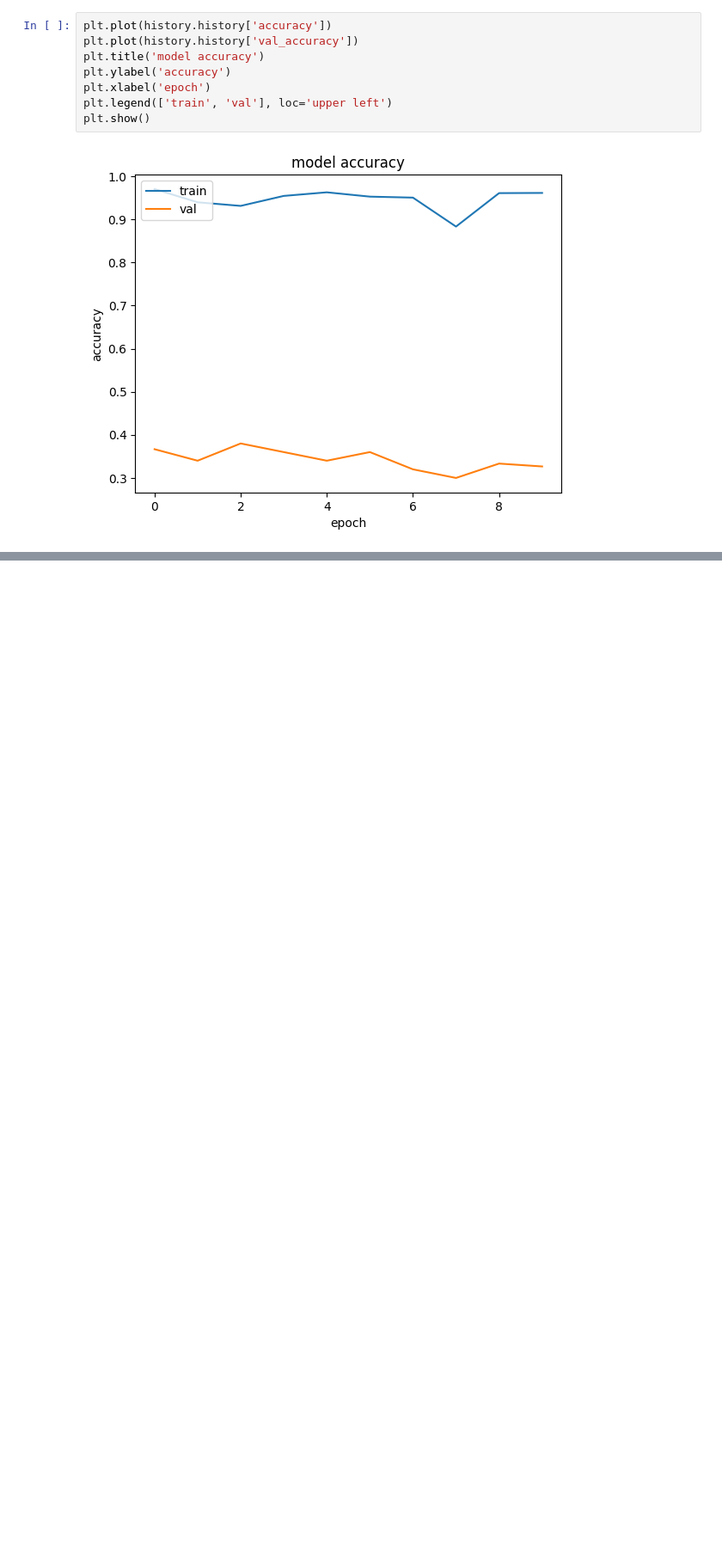
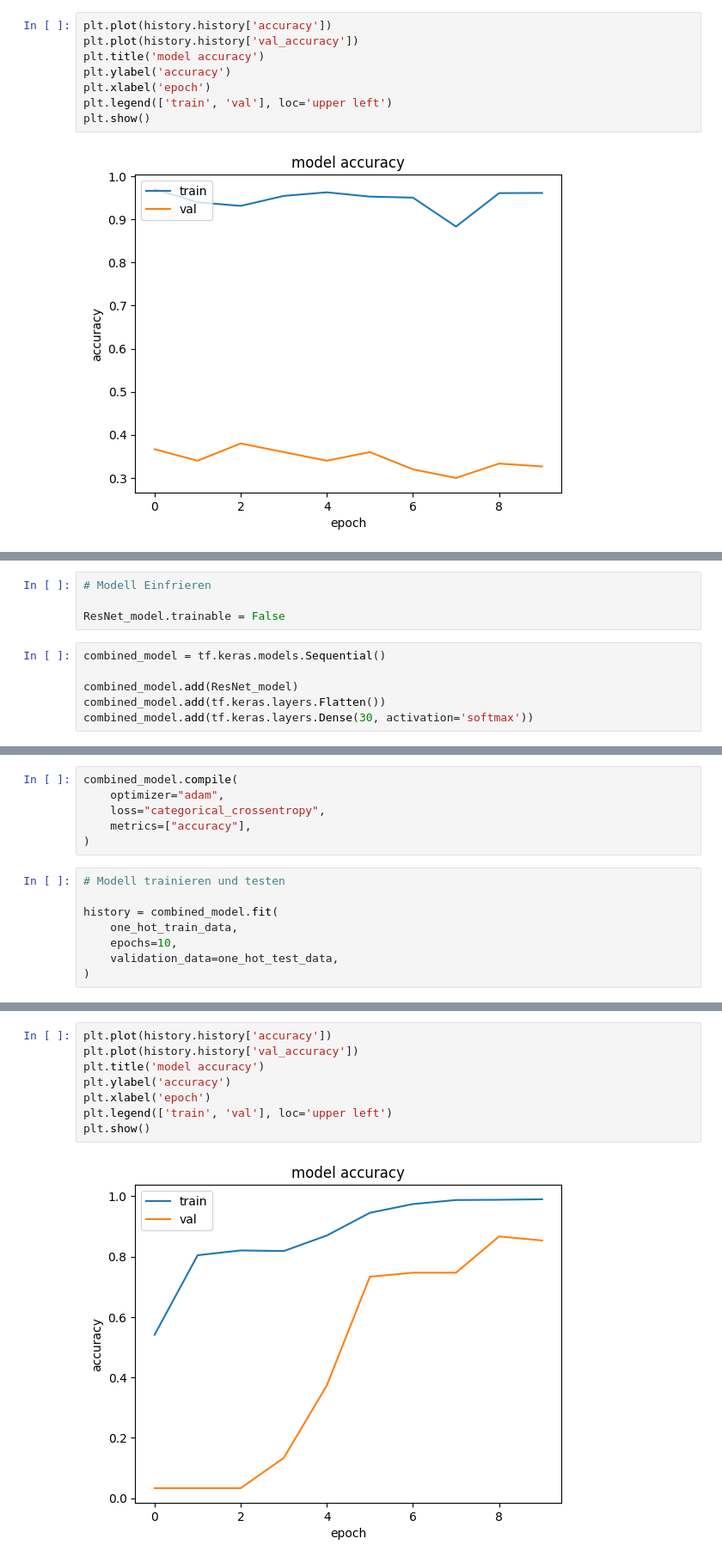
Before and after one commit to Kusakawama/MADS_CNN, a Jupyter notebook: ML_cleaned.ipynb, the cells around one changed output, grey strips where cells are left out. Shown at 86% size. Drawn from its saved outputs; the diff is of its cells as text; blank space fills up the shorter version.

```diff
--- a/ML_cleaned.ipynb
+++ b/ML_cleaned.ipynb
@@ -540,0 +611,10 @@ plt.show()
+# %%
+# Modell Einfrieren
+
+ResNet_model.trainable = False
+# %%
+combined_model = tf.keras.models.Sequential()
+
+combined_model.add(ResNet_model)
+combined_model.add(tf.keras.layers.Flatten())
+combined_model.add(tf.keras.layers.Dense(30, activation='softmax'))
@@ -540,0 +639,14 @@ plt.show()
+# %%
+combined_model.compile(
+    optimizer="adam",
+    loss="categorical_crossentropy",
+    metrics=["accuracy"],
+)
+# %%
+# Modell trainieren und testen
+
+history = combined_model.fit(
+    one_hot_train_data,
+    epochs=10,
+    validation_data=one_hot_test_data,
+)
@@ -540,0 +674,10 @@ plt.show()
+# %%
+plt.plot(history.history['accuracy'])
+plt.plot(history.history['val_accuracy'])
+plt.title('model accuracy')
+plt.ylabel('accuracy')
+plt.xlabel('epoch')
+plt.legend(['train', 'val'], loc='upper left')
+plt.show()
+# %% [output]
+[figure, added]
```
Also changed, not shown: parts of 16 cells of this notebook.
